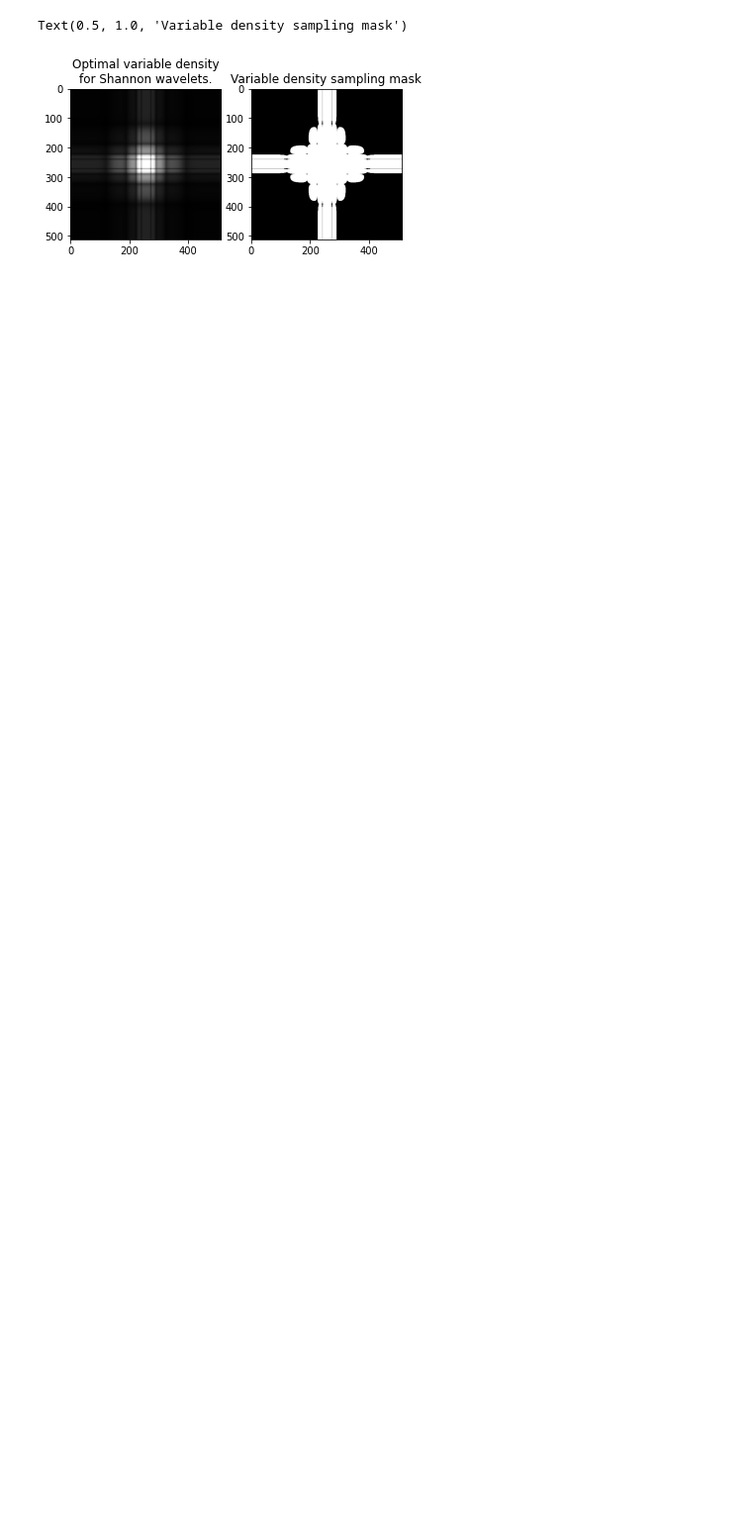
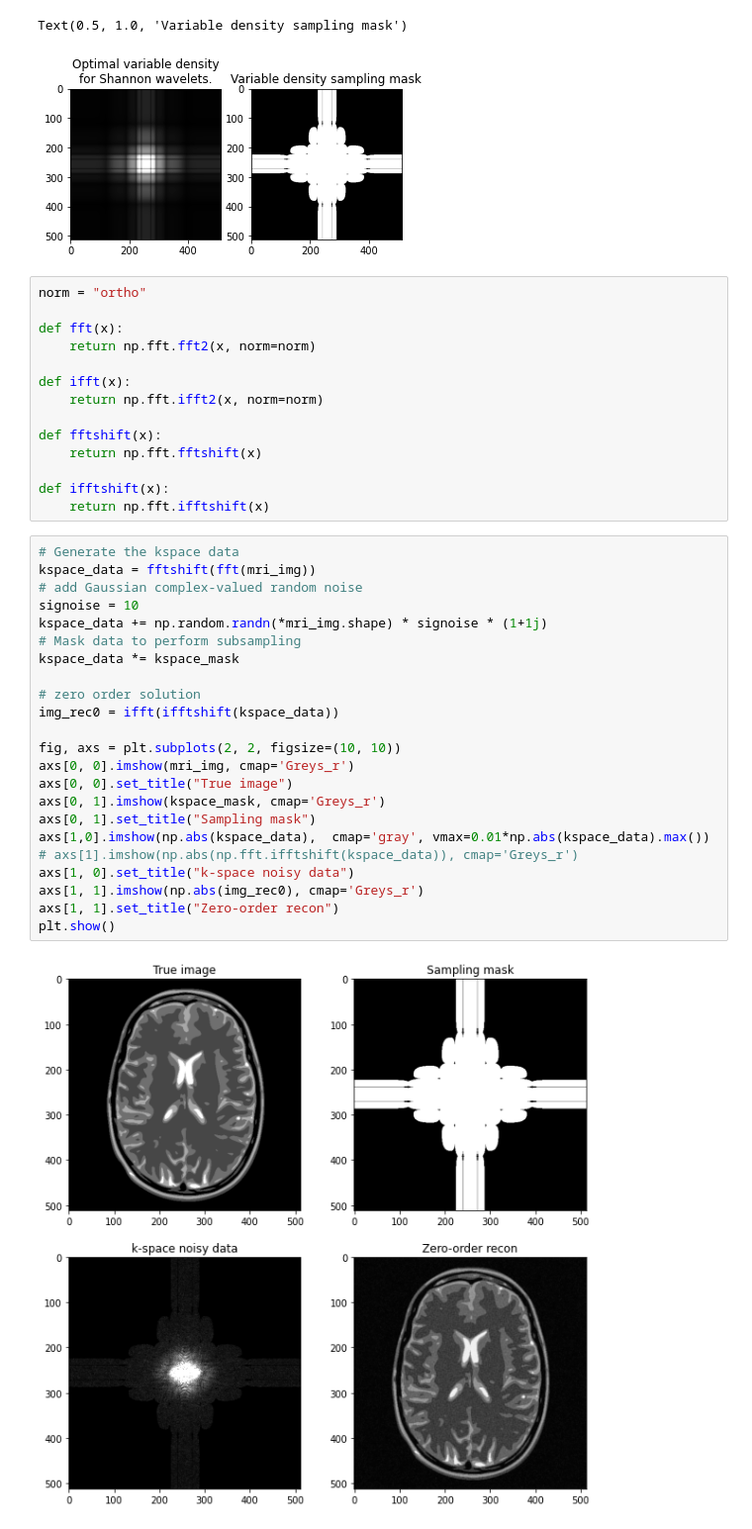
Before and after one commit to YuyangXueEd/MRI_Recon_Tutorial, a Jupyter notebook: Basic_Preprocessing/1. Sampling.ipynb, the cells around one changed output. Shown at 99% size. Cells and saved outputs as stored; diff of their text form; blank space fills up the shorter version.

```diff
--- a/Basic_Preprocessing/1. Sampling.ipynb
+++ b/Basic_Preprocessing/1. Sampling.ipynb
@@ -437,3 +437,42 @@ axs[1].set_title("Variable density sampling mask")
 # %% [output]
 Text(0.5, 1.0, 'Variable density sampling mask')
 [figure]
+# %%
+norm = "ortho"
+
+def fft(x):
+    return np.fft.fft2(x, norm=norm)
+
+def ifft(x):
+    return np.fft.ifft2(x, norm=norm)
+
+def fftshift(x):
+    return np.fft.fftshift(x)
+
+def ifftshift(x):
+    return np.fft.ifftshift(x)
+# %%
+# Generate the kspace data
+kspace_data = fftshift(fft(mri_img))
+# add Gaussian complex-valued random noise
+signoise = 10
+kspace_data += np.random.randn(*mri_img.shape) * signoise * (1+1j)
+# Mask data to perform subsampling
+kspace_data *= kspace_mask
+
+# zero order solution
+img_rec0 = ifft(ifftshift(kspace_data))
+
+fig, axs = plt.subplots(2, 2, figsize=(10, 10))
+axs[0, 0].imshow(mri_img, cmap='Greys_r')
+axs[0, 0].set_title("True image")
+axs[0, 1].imshow(kspace_mask, cmap='Greys_r')
+axs[0, 1].set_title("Sampling mask")
+axs[1,0].imshow(np.abs(kspace_data),  cmap='gray', vmax=0.01*np.abs(kspace_data).max())
+# axs[1].imshow(np.abs(np.fft.ifftshift(kspace_data)), cmap='Greys_r')
+axs[1, 0].set_title("k-space noisy data")
+axs[1, 1].imshow(np.abs(img_rec0), cmap='Greys_r')
+axs[1, 1].set_title("Zero-order recon")
+plt.show()
+# %% [output]
+[figure, added]
```
Also changed, not shown: parts of 4 cells of this notebook.
